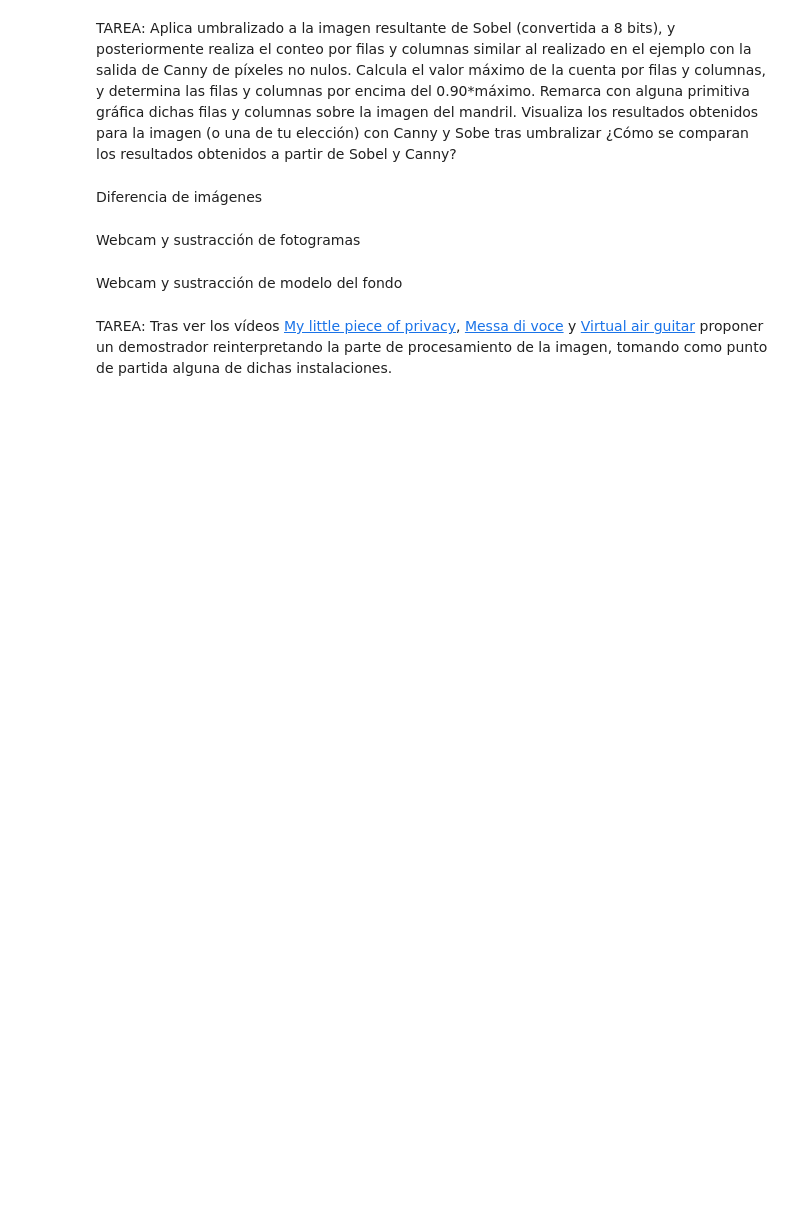
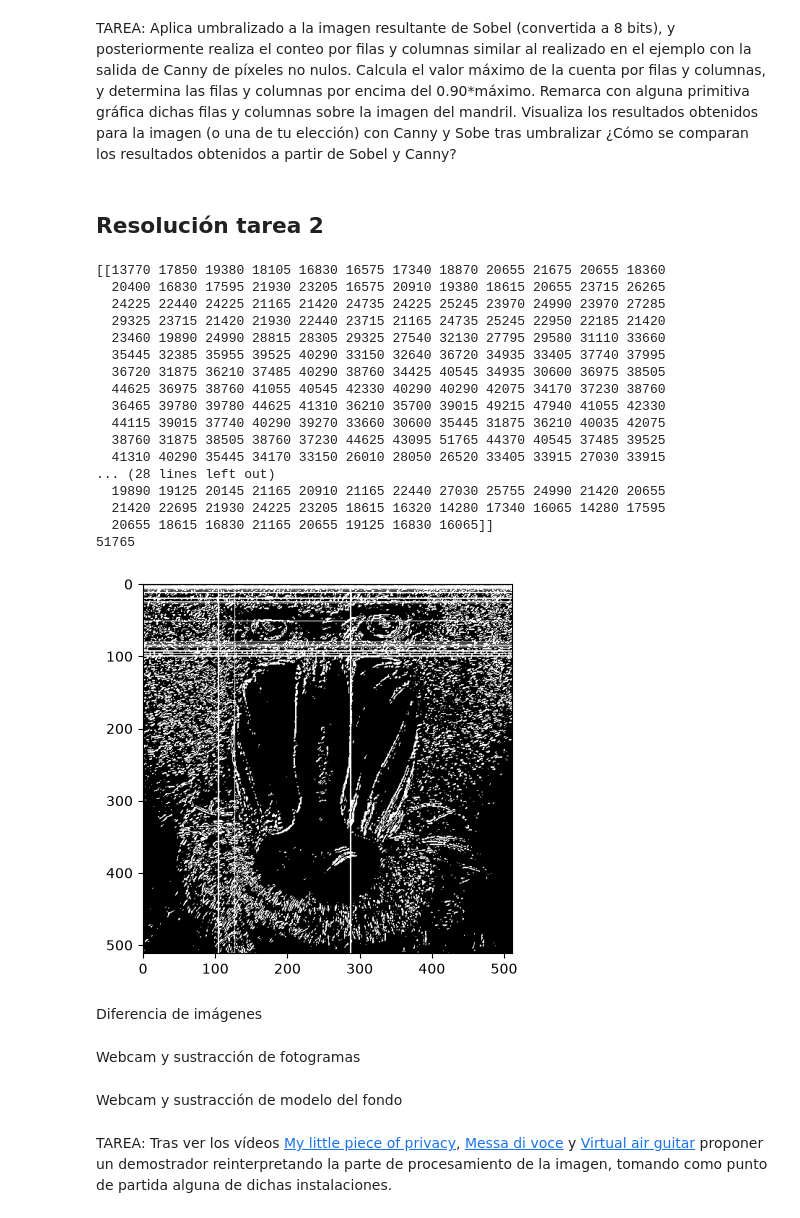
Before and after one commit to kikoalmtana/practicasVC, a Jupyter notebook: P2/VC_P2.ipynb, the cells around one changed output. Drawn from its saved outputs; the diff is of its cells as text; code cells hidden in the pictures; blank space fills up the shorter version.

```diff
--- a/P2/VC_P2.ipynb
+++ b/P2/VC_P2.ipynb
@@ -346,5 +361,54 @@ plt.xlim([0, 256])
 # %% [markdown]
 TAREA: Aplica umbralizado a la imagen resultante de Sobel (convertida a 8 bits), y posteriormente realiza el conteo por filas y columnas similar al realizado en el ejemplo con la salida de Canny de píxeles no nulos. Calcula el valor máximo de la cuenta por filas y columnas, y determina las filas y columnas por encima del 0.90*máximo. Remarca con alguna primitiva gráfica dichas filas y columnas sobre la imagen del mandril. Visualiza los resultados obtenidos para la imagen (o una de tu elección) con Canny y Sobe tras umbralizar ¿Cómo se comparan los resultados obtenidos a partir de Sobel y Canny?
+# %% [markdown]
+## Resolución tarea 2
+# %%
+#Define valor umbral
+valorUmbral = 100
+#Obtiene imagen umbralizada para dicho valor definido
+_, sobelUmbralizado = cv2.threshold(sobel8np, valorUmbral, 255, cv2.THRESH_BINARY)
+
+col_counts = cv2.reduce(sobelUmbralizado, 0, cv2.REDUCE_SUM, dtype=cv2.CV_32SC1)
+cols = col_counts[0] / (255 * sobelUmbralizado.shape[0])
+maxcol = np.max(col_counts)
+
+print(col_counts)
+print(maxcol)
+
+for i in range(len(col_counts[0])):
+    if col_counts[0][i] >= maxcol*0.9:
+        sobelUmbralizado[:,i] = 255
+
+row_counts = cv2.reduce(sobelUmbralizado, 1, cv2.REDUCE_SUM, dtype=cv2.CV_32SC1)
+rows = row_counts[:] / (255 * sobelUmbralizado.shape[0])
+maxfil = np.max(row_counts)
+
+for i in range(len(row_counts)):
+    if row_counts[i] >= maxfil*0.9:
+        sobelUmbralizado[i,:] = 255
+
+#Muestra resultado
+plt.imshow(sobelUmbralizado, cmap='gray')
+plt.show()
+# %% [output]
+[[13770 17850 19380 18105 16830 16575 17340 18870 20655 21675 20655 18360
+  20400 16830 17595 21930 23205 16575 20910 19380 18615 20655 23715 26265
+  24225 22440 24225 21165 21420 24735 24225 25245 23970 24990 23970 27285
+  29325 23715 21420 21930 22440 23715 21165 24735 25245 22950 22185 21420
+  23460 19890 24990 28815 28305 29325 27540 32130 27795 29580 31110 33660
+  35445 32385 35955 39525 40290 33150 32640 36720 34935 33405 37740 37995
+  36720 31875 36210 37485 40290 38760 34425 40545 34935 30600 36975 38505
+  44625 36975 38760 41055 40545 42330 40290 40290 42075 34170 37230 38760
+  36465 39780 39780 44625 41310 36210 35700 39015 49215 47940 41055 42330
+  44115 39015 37740 40290 39270 33660 30600 35445 31875 36210 40035 42075
+  38760 31875 38505 38760 37230 44625 43095 51765 44370 40545 37485 39525
+  41310 40290 35445 34170 33150 26010 28050 26520 33405 33915 27030 33915
+... (28 lines left out)
+  19890 19125 20145 21165 20910 21165 22440 27030 25755 24990 21420 20655
+  21420 22695 21930 24225 23205 18615 16320 14280 17340 16065 14280 17595
+  20655 18615 16830 21165 20655 19125 16830 16065]]
+51765
+[figure, added]
 # %% [markdown]
 Diferencia de imágenes
 # %%
```
Also changed, not shown: parts of 4 cells of this notebook.
